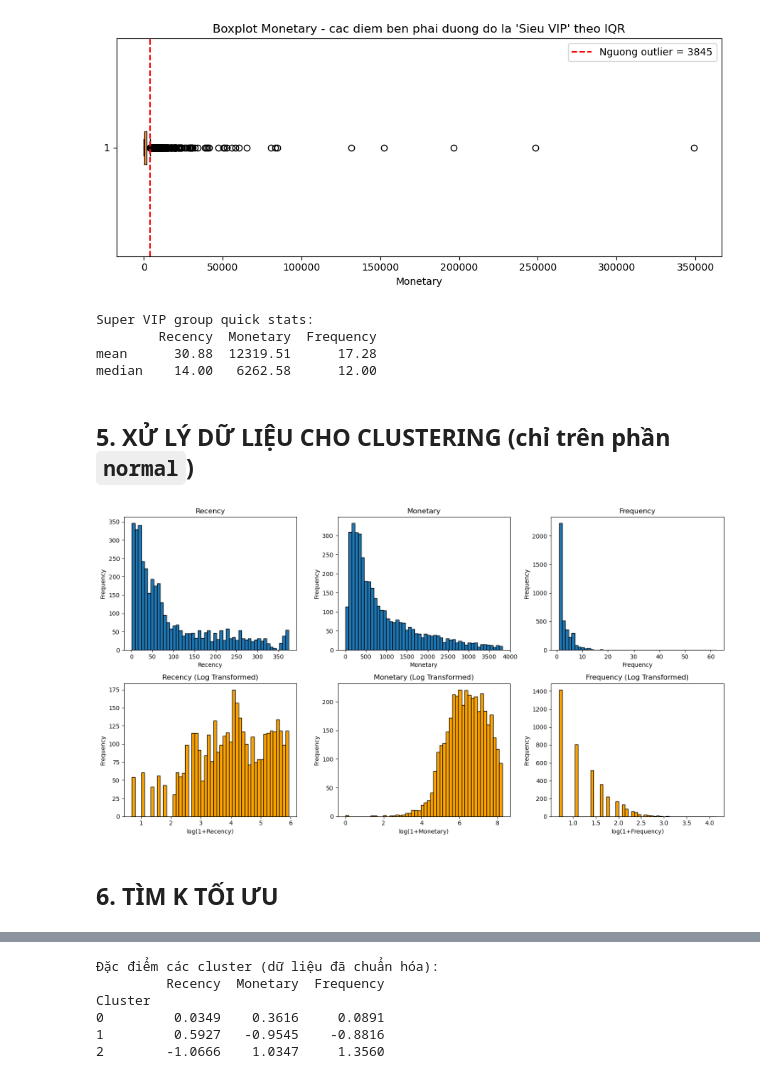
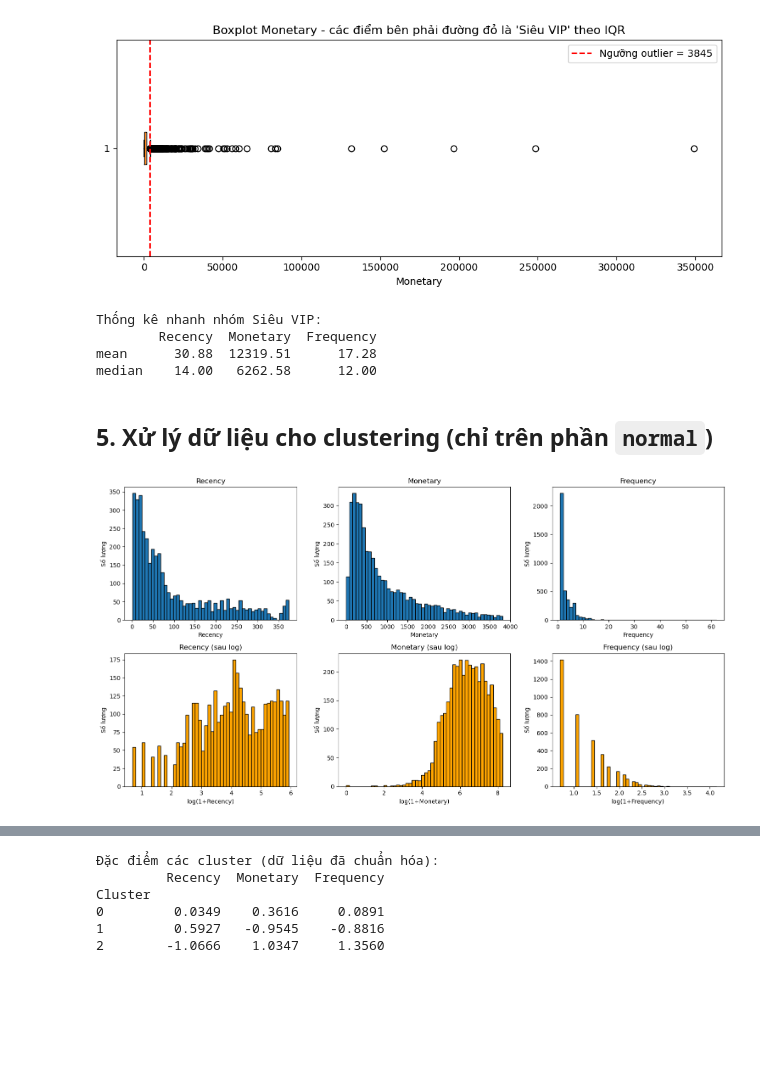
Before and after one commit to lynkvu2901/Customer-Life-Time-Value, a Jupyter notebook: notebooks/Phase_1_Clustering.ipynb, the cells around one changed output, grey strips where cells are left out. Saved outputs shown, nothing was run; the diff lists cells and outputs as text; code cells hidden in the pictures; blank space fills up the shorter version.

```diff
--- a/notebooks/Phase_1_Clustering.ipynb
+++ b/notebooks/Phase_1_Clustering.ipynb
@@ -83,40 +86,39 @@ vip = customer[customer['Is_Outlier']].copy()
 normal = customer[~customer['Is_Outlier']].copy()
 
 vip['Segment'] = 'Champions'
-vip['Cluster'] = -1  # danh dau: khong thuoc KMeans, tach rieng bang threshold
+vip['Cluster'] = -1  # đánh dấu: nhóm này tách riêng bằng ngưỡng, không cho qua KMeans
 
-print("Super VIP group quick stats:")
+print("Thống kê nhanh nhóm Siêu VIP:")
 print(vip[['Recency','Monetary','Frequency']].agg(['mean','median']).round(2))
 # %% [output]
-Super VIP group quick stats:
+Thống kê nhanh nhóm Siêu VIP:
         Recency  Monetary  Frequency
 mean      30.88  12319.51      17.28
 median    14.00   6262.58      12.00
 # %% [markdown]
-## 5. XỬ LÝ DỮ LIỆU CHO CLUSTERING (chỉ trên phần `normal`)
+## 5. Xử lý dữ liệu cho clustering (chỉ trên phần `normal`)
 # %%
 rfm_log = normal.copy()
 rfm_log['Recency'] = np.log1p(rfm_log['Recency'])
 rfm_log['Monetary'] = np.log1p(rfm_log['Monetary'])
 rfm_log['Frequency'] = np.log1p(rfm_log['Frequency'])
 # %%
-# Visualize phan phoi truoc va sau log (tren phan normal)
 fig, axes = plt.subplots(2, 3, figsize=(15, 8))
 features = ['Recency', 'Monetary', 'Frequency']
 
 for i, feature in enumerate(features):
     axes[0, i].hist(normal[feature], bins=50, edgecolor='black')
     axes[0, i].set_title(f'{feature}')
     axes[0, i].set_xlabel(feature)
-    axes[0, i].set_ylabel('Frequency')
+    axes[0, i].set_ylabel('Số lượng')
 
     axes[1, i].hist(rfm_log[feature], bins=50, edgecolor='black', color='orange')
-    axes[1, i].set_title(f'{feature} (Log Transformed)')
+    axes[1, i].set_title(f'{feature} (sau log)')
     axes[1, i].set_xlabel(f'log(1+{feature})')
-    axes[1, i].set_ylabel('Frequency')
+    axes[1, i].set_ylabel('Số lượng')
 
 plt.tight_layout()
 plt.show()
 # %% [output]
-[figure, old version]
+[figure, new version]
 # %%
@@ -128,5 +129,3 @@ rfm_scaled = pd.DataFrame(
     columns=['Recency', 'Monetary', 'Frequency'],
     index=rfm_log.index
 )
-# %% [markdown]
-## 6. TÌM K TỐI ƯU
```
Also changed, not shown: parts of 39 cells of this notebook, 6 other files.
